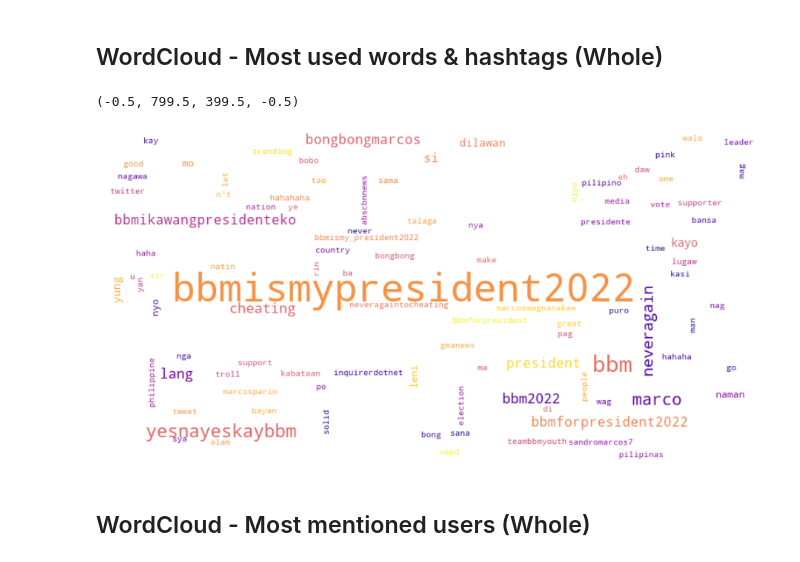
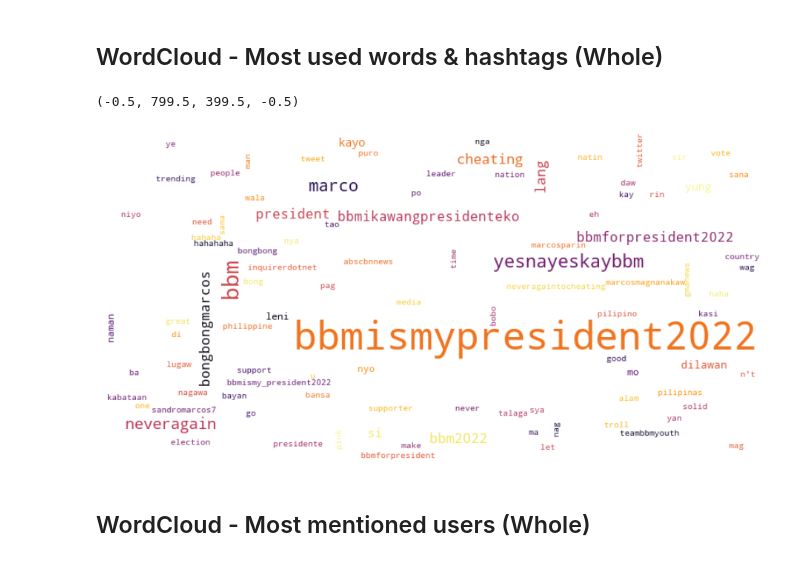
Before and after one commit to ralphgutz/leni-bbm-tweet-analysis, a Jupyter notebook: bbm/bbm - eda & wordcloud.ipynb, the cells around one changed output. Cells and saved outputs as stored; diff of their text form; code cells hidden in the pictures.

```diff
--- a/bbm/bbm - eda & wordcloud.ipynb
+++ b/bbm/bbm - eda & wordcloud.ipynb
@@ -19,7 +19,7 @@ import pandas as pd
 import matplotlib.pyplot as plt
 plt.style.use("ggplot")
 
-all_tweets_df = pd.read_csv("bbm_tweets_oct4-9.csv")
+all_tweets_df = pd.read_csv("../datasets/bbm_tweets_oct4-9.csv")
 # %%
 all_tweets_df.head()
 # %% [output]
@@ -272,14 +272,14 @@ for w in all_words2:
 # %%
 from wordcloud import WordCloud
 
 word_cloud = WordCloud(width=800, height=400, background_color="white", max_words=100,
-                       stopwords=[], collocations=False, colormap="plasma").generate(all_in_sentence)
+                       stopwords=[], collocations=False, colormap="inferno").generate(all_in_sentence)
 plt.figure(figsize=(16,12))
 plt.imshow(word_cloud, interpolation="bilinear")
 plt.axis("off")
 # %% [output]
 (-0.5, 799.5, 399.5, -0.5)
-[figure, old version]
+[figure, new version]
 # %% [markdown]
 ## WordCloud - Most mentioned users (Whole)
 # %%
```
Also changed, not shown: parts of 3 cells of this notebook, 2 other files.
